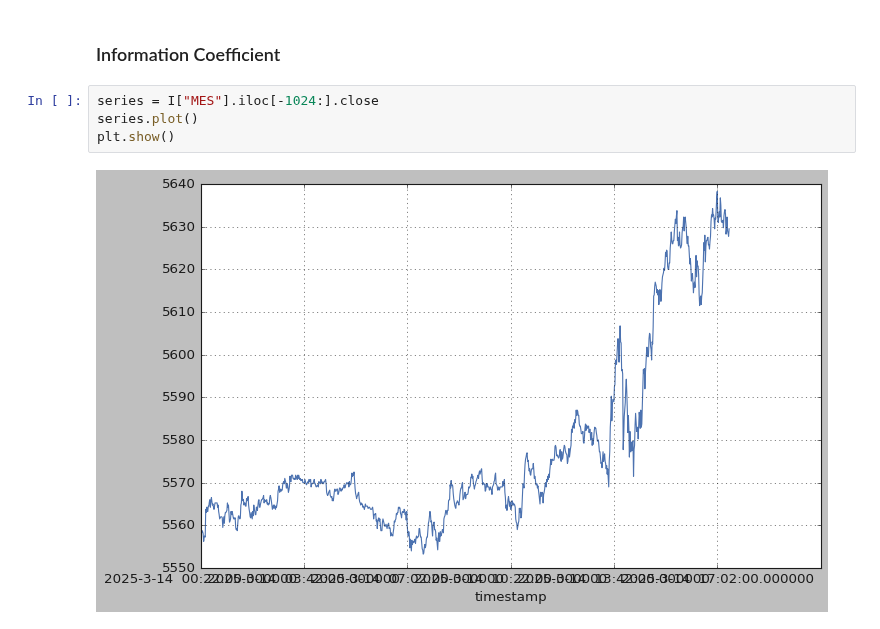
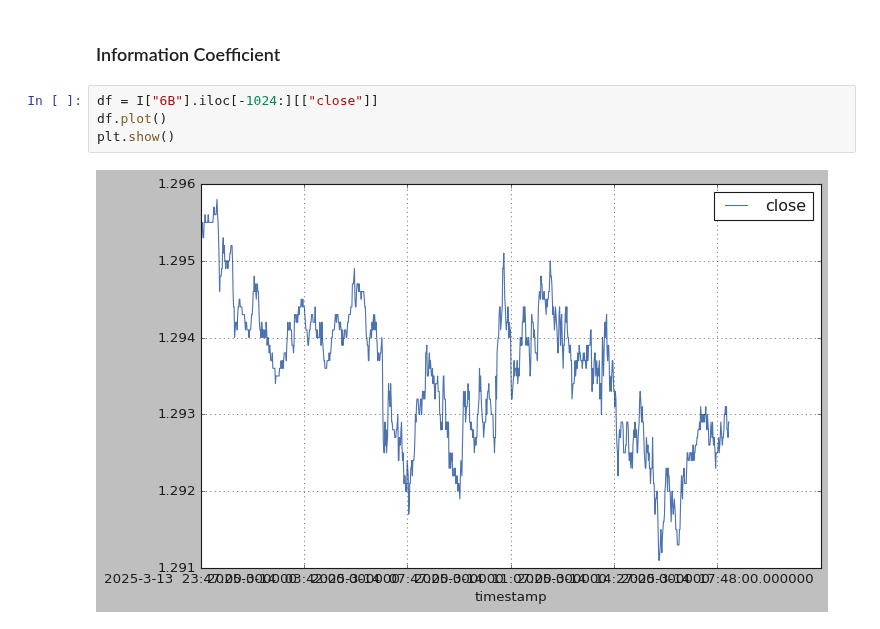
Before and after one commit to skalaydzhiyski/phitech-research, a Jupyter notebook: notebooks/ml4t-chapter4.ipynb, the cells around one changed output. Cells and saved outputs as stored; diff of their text form.

```diff
--- a/notebooks/ml4t-chapter4.ipynb
+++ b/notebooks/ml4t-chapter4.ipynb
@@ -27,9 +28,9 @@ I = pth.load_instruments()
 # %% [markdown]
 ### Information Coefficient
 # %%
-series = I["MES"].iloc[-1024:].close
-series.plot()
+df = I["6B"].iloc[-1024:][["close"]]
+df.plot()
 plt.show()
 # %% [output]
-[figure, old version]
+[figure, new version]
 # %%
```
Also changed, not shown: parts of 11 cells of this notebook.
